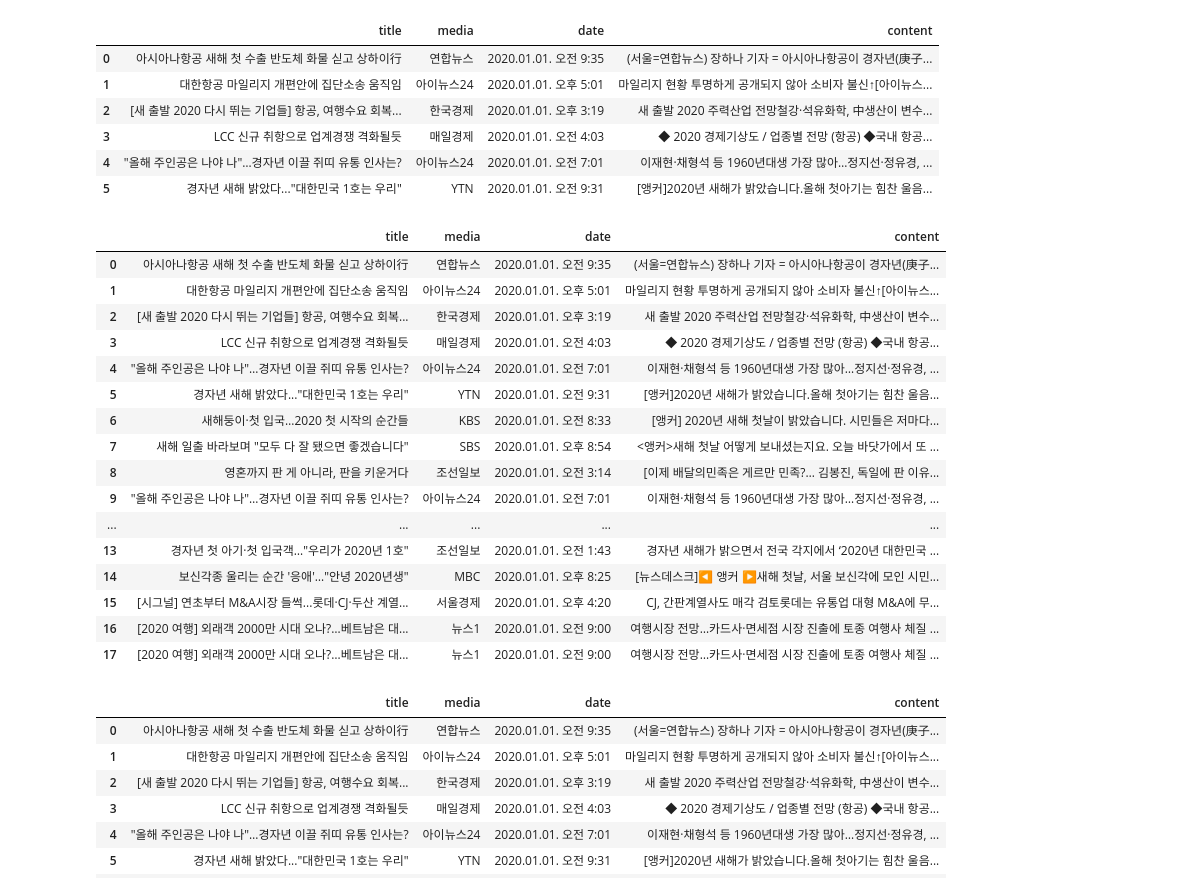
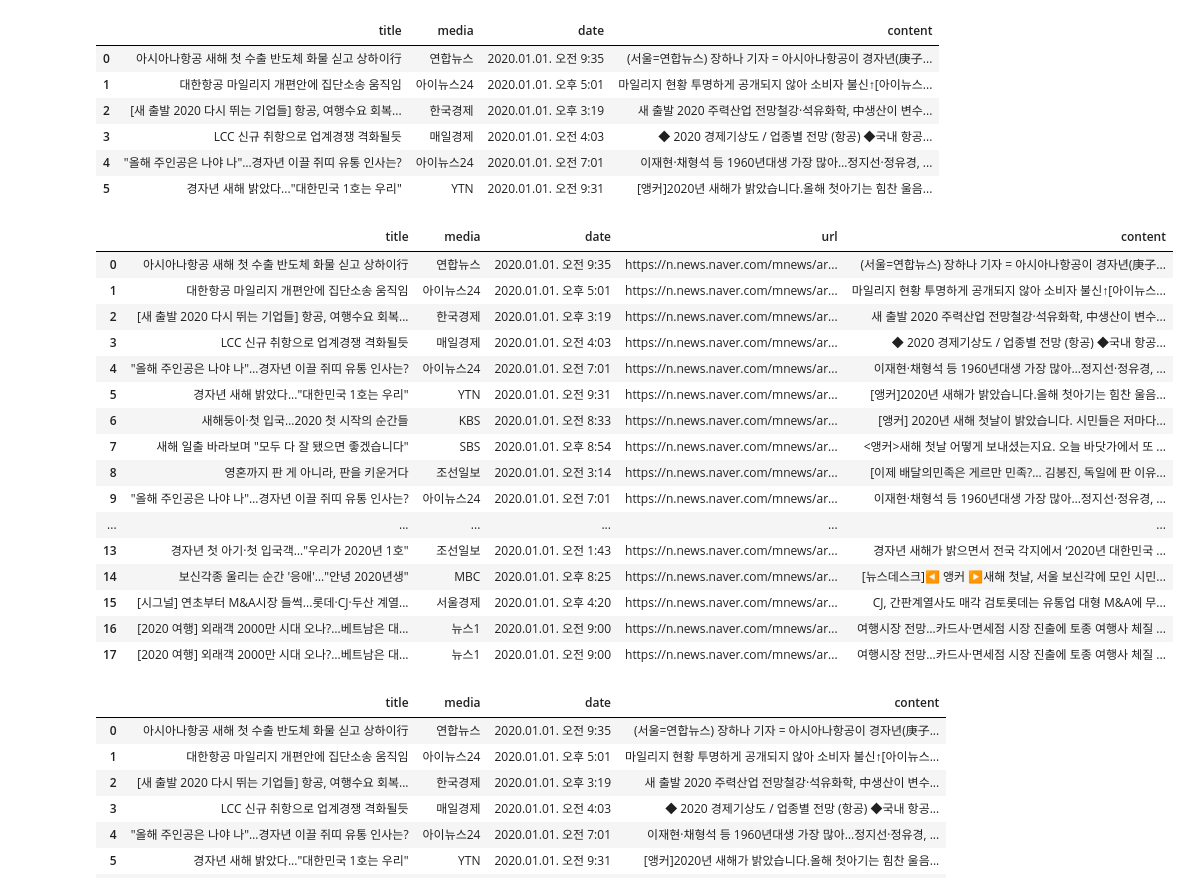
Before and after one commit to Jeong-So/06.08-07.02_Digital-Finance-Developer-Course-Using-AI, a Jupyter notebook: (20220618)아시아나항공_뉴스_크롤링.ipynb, the cells around one changed output. Drawn from its saved outputs; the diff is of its cells as text; code cells hidden in the pictures.

```diff
--- a/(20220618)아시아나항공_뉴스_크롤링.ipynb
+++ b/(20220618)아시아나항공_뉴스_크롤링.ipynb
@@ -42,9 +42,10 @@ def news_crawling(url, headers):
   content = soup.select_one('div #dic_area').text.replace("\n",'').replace('\t','')
   new_com = soup.select_one('img').attrs["title"]
   date = soup.select_one('span.media_end_head_info_datestamp_time._ARTICLE_DATE_TIME').text
+  url = url
   # print(title +"\n" + content+"\n" +new_com+"\n" +date)
 
-  return(title, new_com, date, content)
+  return(title, new_com, date, url, content)
 
 
 url = 'https://n.news.naver.com/mnews/article/001/0011711502?sid=101'
@@ -261,51 +263,51 @@ news_lst = []
 while 1:
   url = f'https://search.naver.com/search.naver?where=news&sm=tab_pge&query={name}&sort=0&photo=0&field=0&pd=3&ds={start_date}&de={end_date}&cluster_rank=24&mynews=0&office_type=0&office_section_code=0&news_office_checked=&nso=so:r,p:from{start_date2}to{end_date2},a:all&start={page}'
 
   headers = {'user-agent': 'Mozilla/5.0 (Windows NT 10.0; Win64; x64) AppleWebKit/537.36 (KHTML, like Gecko) Chrome/102.0.0.0 Safari/537.36'}
   response = requests.get(url, headers = headers)
   soup = BeautifulSoup(response.text, 'html.parser')
 
   page += 10
 
   # type 1
   for result in soup.select('div.news_area'):
     try:
       url_child = result.select("div.info_group a")[1].attrs['href']
       # print(url_child)
       # news_crawling(url, headers)
       news_lst.append(news_crawling(url_child, headers))
     except:
       pass
 
   # for a in news_lst:
   #   print(a)
 
   # attrs['href']가 있다 없다론 판별 못함 없으면 오류 뜸
   # print(soup.select_one('a.btn_next').attrs['aria-disabled'])
   # print(soup.select_one('a.btn_next').attrs['href'])
   if soup.select_one('a.btn_next').attrs['aria-disabled'] == 'true':
     break
 
-df = pd.DataFrame(news_lst, columns=("title", "media", "date", "content"))
+df = pd.DataFrame(news_lst, columns=("title", "media", "date", "url", "content"))
 df
 # %% [output]
-|  | title | media | date | content |
-| 0 | 아시아나항공 새해 첫 수출 반도체 화물 싣고 상하이行 | 연합뉴스 | 2020.01.01. 오전 9:35 | (서울=연합뉴스) 장하나 기자 = 아시아나항공이 경자년(庚子... |
-| 1 | 대한항공 마일리지 개편안에 집단소송 움직임 | 아이뉴스24 | 2020.01.01. 오후 5:01 | 마일리지 현황 투명하게 공개되지 않아 소비자 불신↑[아이뉴스... |
-| 2 | [새 출발 2020 다시 뛰는 기업들] 항공, 여행수요 회복... | 한국경제 | 2020.01.01. 오후 3:19 | 새 출발 2020 주력산업 전망철강·석유화학, 中생산이 변수... |
-| 3 | LCC 신규 취항으로 업계경쟁 격화될듯 | 매일경제 | 2020.01.01. 오전 4:03 | ◆ 2020 경제기상도 / 업종별 전망 (항공) ◆국내 항공... |
-| 4 | "올해 주인공은 나야 나"…경자년 이끌 쥐띠 유통 인사는? | 아이뉴스24 | 2020.01.01. 오전 7:01 | 이재현·채형석 등 1960년대생 가장 많아…정지선·정유경, ... |
-| 5 | 경자년 새해 밝았다..."대한민국 1호는 우리" | YTN | 2020.01.01. 오전 9:31 | [앵커]2020년 새해가 밝았습니다.올해 첫아기는 힘찬 울음... |
-| 6 | 새해둥이·첫 입국…2020 첫 시작의 순간들 | KBS | 2020.01.01. 오전 8:33 | [앵커] 2020년 새해 첫날이 밝았습니다. 시민들은 저마다... |
-| 7 | 새해 일출 바라보며 "모두 다 잘 됐으면 좋겠습니다" | SBS | 2020.01.01. 오후 8:54 | <앵커>새해 첫날 어떻게 보내셨는지요. 오늘 바닷가에서 또 ... |
-| 8 | 영혼까지 판 게 아니라, 판을 키운거다 | 조선일보 | 2020.01.01. 오전 3:14 | [이제 배달의민족은 게르만 민족?… 김봉진, 독일에 판 이유... |
-| 9 | "올해 주인공은 나야 나"…경자년 이끌 쥐띠 유통 인사는? | 아이뉴스24 | 2020.01.01. 오전 7:01 | 이재현·채형석 등 1960년대생 가장 많아…정지선·정유경, ... |
-| ... | ... | ... | ... | ... |
-| 13 | 경자년 첫 아기·첫 입국객…"우리가 2020년 1호" | 조선일보 | 2020.01.01. 오전 1:43 | 경자년 새해가 밝으면서 전국 각지에서 ‘2020년 대한민국 ... |
-| 14 | 보신각종 울리는 순간 '응애'…"안녕 2020년생" | MBC | 2020.01.01. 오후 8:25 | [뉴스데스크]◀ 앵커 ▶새해 첫날, 서울 보신각에 모인 시민... |
-| 15 | [시그널] 연초부터 M&A시장 들썩...롯데·CJ·두산 계열... | 서울경제 | 2020.01.01. 오후 4:20 | CJ, 간판계열사도 매각 검토롯데는 유통업 대형 M&A에 무... |
-| 16 | [2020 여행] 외래객 2000만 시대 오나?…베트남은 대... | 뉴스1 | 2020.01.01. 오전 9:00 | 여행시장 전망…카드사·면세점 시장 진출에 토종 여행사 체질 ... |
-| 17 | [2020 여행] 외래객 2000만 시대 오나?…베트남은 대... | 뉴스1 | 2020.01.01. 오전 9:00 | 여행시장 전망…카드사·면세점 시장 진출에 토종 여행사 체질 ... |
+|  | title | media | date | url | content |
+| 0 | 아시아나항공 새해 첫 수출 반도체 화물 싣고 상하이行 | 연합뉴스 | 2020.01.01. 오전 9:35 | https://n.news.naver.com/mnews/ar... | (서울=연합뉴스) 장하나 기자 = 아시아나항공이 경자년(庚子... |
+| 1 | 대한항공 마일리지 개편안에 집단소송 움직임 | 아이뉴스24 | 2020.01.01. 오후 5:01 | https://n.news.naver.com/mnews/ar... | 마일리지 현황 투명하게 공개되지 않아 소비자 불신↑[아이뉴스... |
+| 2 | [새 출발 2020 다시 뛰는 기업들] 항공, 여행수요 회복... | 한국경제 | 2020.01.01. 오후 3:19 | https://n.news.naver.com/mnews/ar... | 새 출발 2020 주력산업 전망철강·석유화학, 中생산이 변수... |
+| 3 | LCC 신규 취항으로 업계경쟁 격화될듯 | 매일경제 | 2020.01.01. 오전 4:03 | https://n.news.naver.com/mnews/ar... | ◆ 2020 경제기상도 / 업종별 전망 (항공) ◆국내 항공... |
+| 4 | "올해 주인공은 나야 나"…경자년 이끌 쥐띠 유통 인사는? | 아이뉴스24 | 2020.01.01. 오전 7:01 | https://n.news.naver.com/mnews/ar... | 이재현·채형석 등 1960년대생 가장 많아…정지선·정유경, ... |
+| 5 | 경자년 새해 밝았다..."대한민국 1호는 우리" | YTN | 2020.01.01. 오전 9:31 | https://n.news.naver.com/mnews/ar... | [앵커]2020년 새해가 밝았습니다.올해 첫아기는 힘찬 울음... |
+| 6 | 새해둥이·첫 입국…2020 첫 시작의 순간들 | KBS | 2020.01.01. 오전 8:33 | https://n.news.naver.com/mnews/ar... | [앵커] 2020년 새해 첫날이 밝았습니다. 시민들은 저마다... |
+| 7 | 새해 일출 바라보며 "모두 다 잘 됐으면 좋겠습니다" | SBS | 2020.01.01. 오후 8:54 | https://n.news.naver.com/mnews/ar... | <앵커>새해 첫날 어떻게 보내셨는지요. 오늘 바닷가에서 또 ... |
+| 8 | 영혼까지 판 게 아니라, 판을 키운거다 | 조선일보 | 2020.01.01. 오전 3:14 | https://n.news.naver.com/mnews/ar... | [이제 배달의민족은 게르만 민족?… 김봉진, 독일에 판 이유... |
+| 9 | "올해 주인공은 나야 나"…경자년 이끌 쥐띠 유통 인사는? | 아이뉴스24 | 2020.01.01. 오전 7:01 | https://n.news.naver.com/mnews/ar... | 이재현·채형석 등 1960년대생 가장 많아…정지선·정유경, ... |
+| ... | ... | ... | ... | ... | ... |
+| 13 | 경자년 첫 아기·첫 입국객…"우리가 2020년 1호" | 조선일보 | 2020.01.01. 오전 1:43 | https://n.news.naver.com/mnews/ar... | 경자년 새해가 밝으면서 전국 각지에서 ‘2020년 대한민국 ... |
+| 14 | 보신각종 울리는 순간 '응애'…"안녕 2020년생" | MBC | 2020.01.01. 오후 8:25 | https://n.news.naver.com/mnews/ar... | [뉴스데스크]◀ 앵커 ▶새해 첫날, 서울 보신각에 모인 시민... |
+| 15 | [시그널] 연초부터 M&A시장 들썩...롯데·CJ·두산 계열... | 서울경제 | 2020.01.01. 오후 4:20 | https://n.news.naver.com/mnews/ar... | CJ, 간판계열사도 매각 검토롯데는 유통업 대형 M&A에 무... |
+| 16 | [2020 여행] 외래객 2000만 시대 오나?…베트남은 대... | 뉴스1 | 2020.01.01. 오전 9:00 | https://n.news.naver.com/mnews/ar... | 여행시장 전망…카드사·면세점 시장 진출에 토종 여행사 체질 ... |
+| 17 | [2020 여행] 외래객 2000만 시대 오나?…베트남은 대... | 뉴스1 | 2020.01.01. 오전 9:00 | https://n.news.naver.com/mnews/ar... | 여행시장 전망…카드사·면세점 시장 진출에 토종 여행사 체질 ... |
 # %%
 # 실습 3 모범답안
 
```
Also changed, not shown: parts of 1 cell of this notebook.
